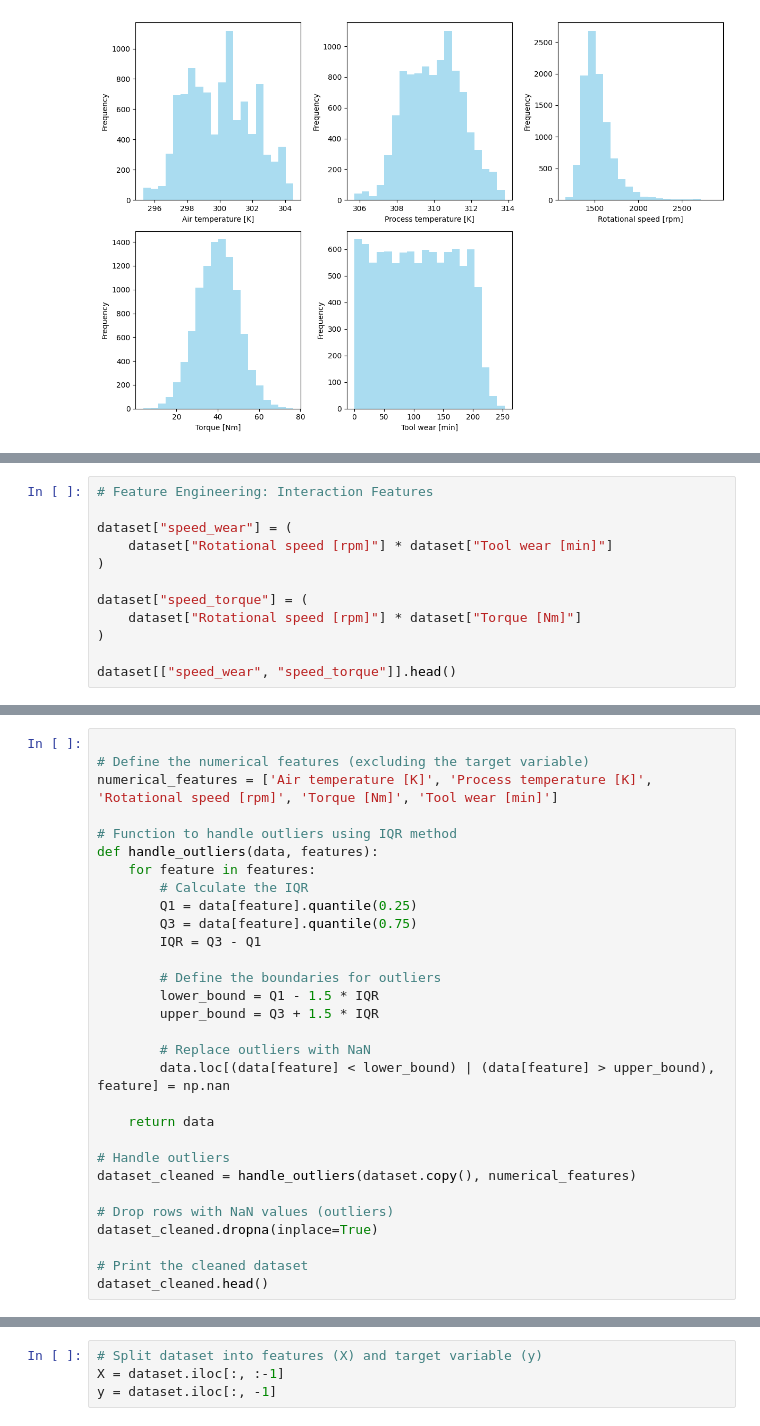
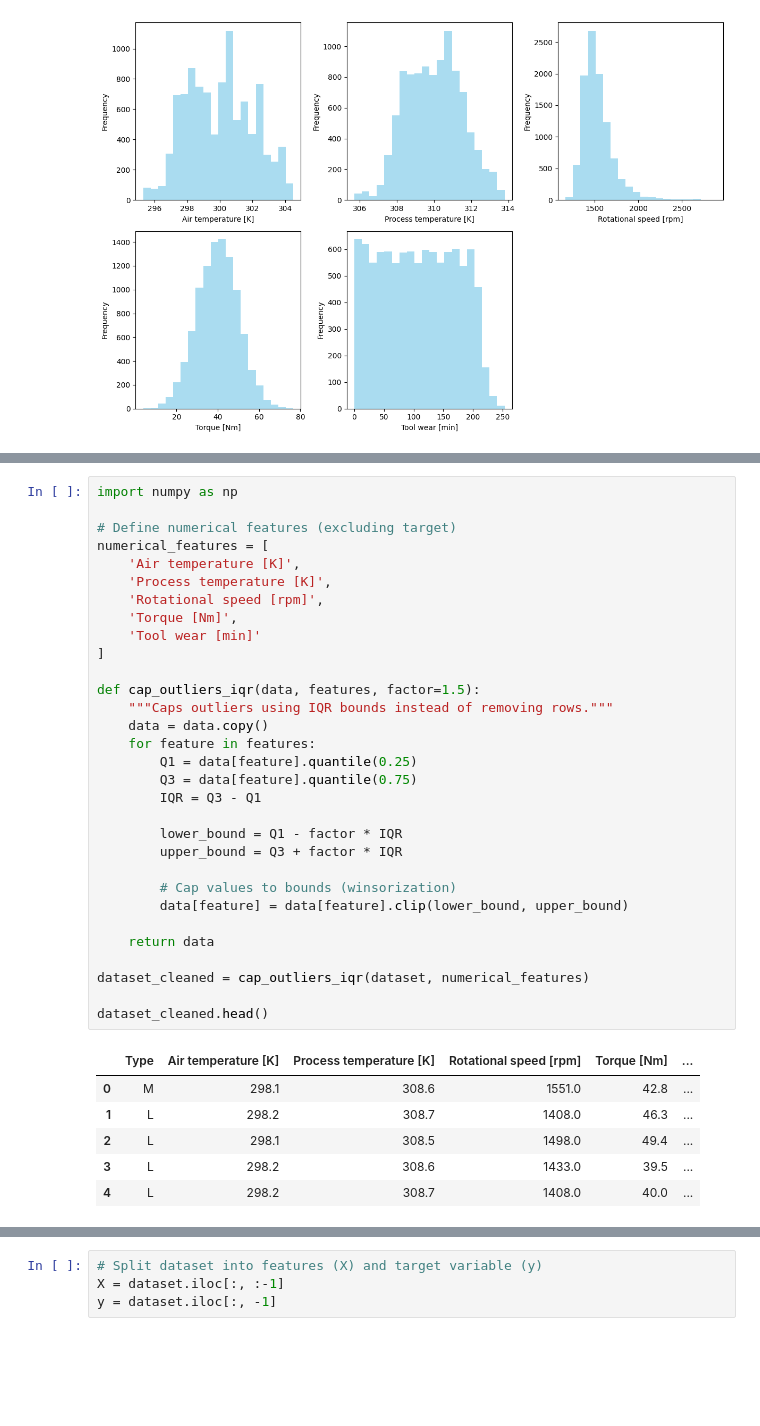
Before and after one commit to MuavizKhan/automobile-predictive-failure, a Jupyter notebook: main_project.ipynb, the cells around one changed output, grey strips where cells are left out. Cells and saved outputs as stored; diff of their text form; blank space fills up the shorter version.

```diff
--- a/main_project.ipynb
+++ b/main_project.ipynb
@@ -149,12 +88,0 @@ plt.show()
-# %%
-# Feature Engineering: Interaction Features
-
-dataset["speed_wear"] = (
-    dataset["Rotational speed [rpm]"] * dataset["Tool wear [min]"]
-)
-
-dataset["speed_torque"] = (
-    dataset["Rotational speed [rpm]"] * dataset["Torque [Nm]"]
-)
-
-dataset[["speed_wear", "speed_torque"]].head()
@@ -234,30 +117,38 @@ NameError: name 'plt' is not defined
 # %%
+import numpy as np
 
-# Define the numerical features (excluding the target variable)
-numerical_features = ['Air temperature [K]', 'Process temperature [K]', 'Rotational speed [rpm]', 'Torque [Nm]', 'Tool wear [min]']
+# Define numerical features (excluding target)
+numerical_features = [
+    'Air temperature [K]',
+    'Process temperature [K]',
+    'Rotational speed [rpm]',
+    'Torque [Nm]',
+    'Tool wear [min]'
+]
 
-# Function to handle outliers using IQR method
-def handle_outliers(data, features):
+def cap_outliers_iqr(data, features, factor=1.5):
+    """Caps outliers using IQR bounds instead of removing rows."""
+    data = data.copy()
     for feature in features:
-        # Calculate the IQR
         Q1 = data[feature].quantile(0.25)
         Q3 = data[feature].quantile(0.75)
         IQR = Q3 - Q1
 
-        # Define the boundaries for outliers
-        lower_bound = Q1 - 1.5 * IQR
-        upper_bound = Q3 + 1.5 * IQR
+        lower_bound = Q1 - factor * IQR
+        upper_bound = Q3 + factor * IQR
 
-        # Replace outliers with NaN
-        data.loc[(data[feature] < lower_bound) | (data[feature] > upper_bound), feature] = np.nan
+        # Cap values to bounds (winsorization)
+        data[feature] = data[feature].clip(lower_bound, upper_bound)
 
     return data
 
-# Handle outliers
-dataset_cleaned = handle_outliers(dataset.copy(), numerical_features)
+dataset_cleaned = cap_outliers_iqr(dataset, numerical_features)
 
-# Drop rows with NaN values (outliers)
-dataset_cleaned.dropna(inplace=True)
-
-# Print the cleaned dataset
 dataset_cleaned.head()
+# %% [output]
+|  | Type | Air temperature [K] | Process temperature [K] | Rotational speed [rpm] | Torque [Nm] | ... |
+| 0 | M | 298.1 | 308.6 | 1551.0 | 42.8 | ... |
+| 1 | L | 298.2 | 308.7 | 1408.0 | 46.3 | ... |
+| 2 | L | 298.1 | 308.5 | 1498.0 | 49.4 | ... |
+| 3 | L | 298.2 | 308.6 | 1433.0 | 39.5 | ... |
+| 4 | L | 298.2 | 308.7 | 1408.0 | 40.0 | ... |
```
Also changed, not shown: parts of 26 cells of this notebook.
